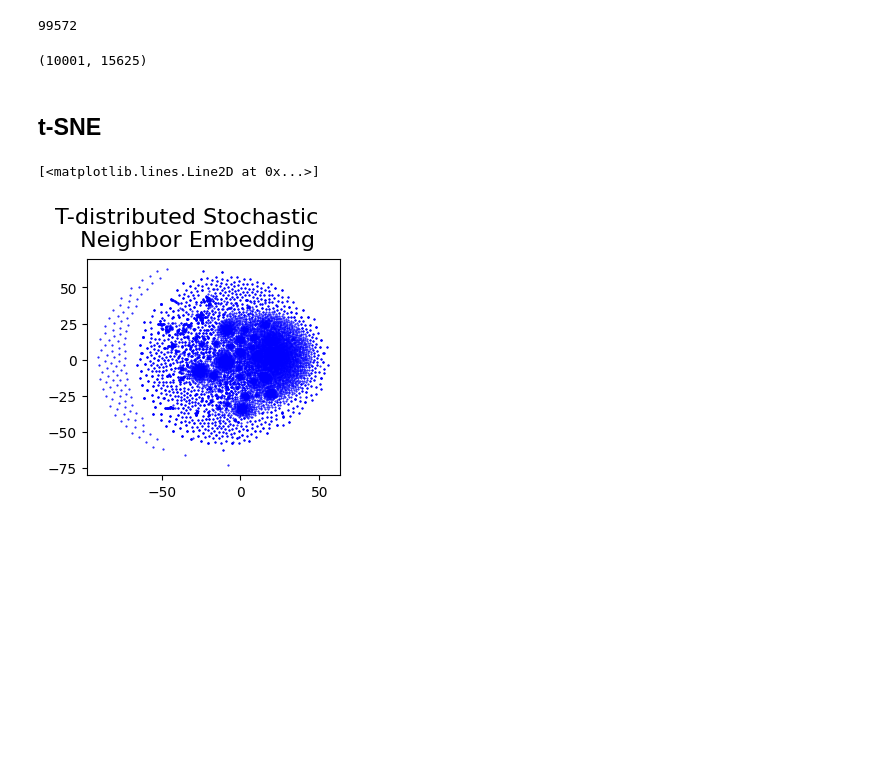
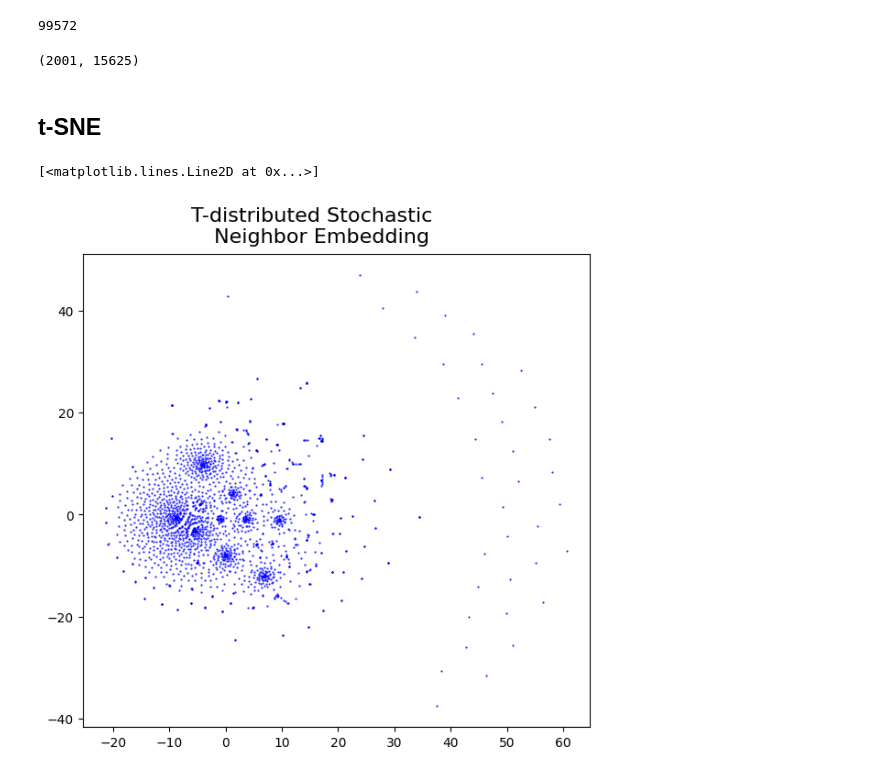
Before and after one commit to m5k5/KaggleCAFAChallenge, a Jupyter notebook: tSne.ipynb, the cells around one changed output. Saved outputs shown, nothing was run; the diff lists cells and outputs as text; code cells hidden in the pictures; blank space fills up the shorter version.

```diff
--- a/tSne.ipynb
+++ b/tSne.ipynb
@@ -96,14 +89,14 @@ def generator():
 X=[]
 g = generator()
 for i,el in enumerate(g):
-    if i>10000:
+    if i>2000:
         break
     X.append(el)
 
 X = np.array(X)
 print(X.shape)
 # %% [output]
-(10001, 15625)
+(2001, 15625)
 # %% [markdown]
 ## t-SNE
 # %%
@@ -111,9 +104,9 @@ from sklearn.manifold import TSNE
 
 X_embedded = TSNE(n_components=2, learning_rate='auto',init='random', perplexity=3).fit_transform(X)
 # %%
-fig, ax = plt.subplots(figsize=(3, 3), facecolor="white", constrained_layout=True)
+fig, ax = plt.subplots(figsize=(6, 6), facecolor="white", constrained_layout=True)
 fig.suptitle("T-distributed Stochastic  \n Neighbor Embedding", size=16)
 plt.plot(X_embedded[:,0], X_embedded[:,1], 'b.', ms=1)
 # %% [output]
 [<matplotlib.lines.Line2D at 0x...>]
-[figure, old version]
+[figure, new version]
```
Also changed, not shown: parts of 2 cells of this notebook, 3 other files.
